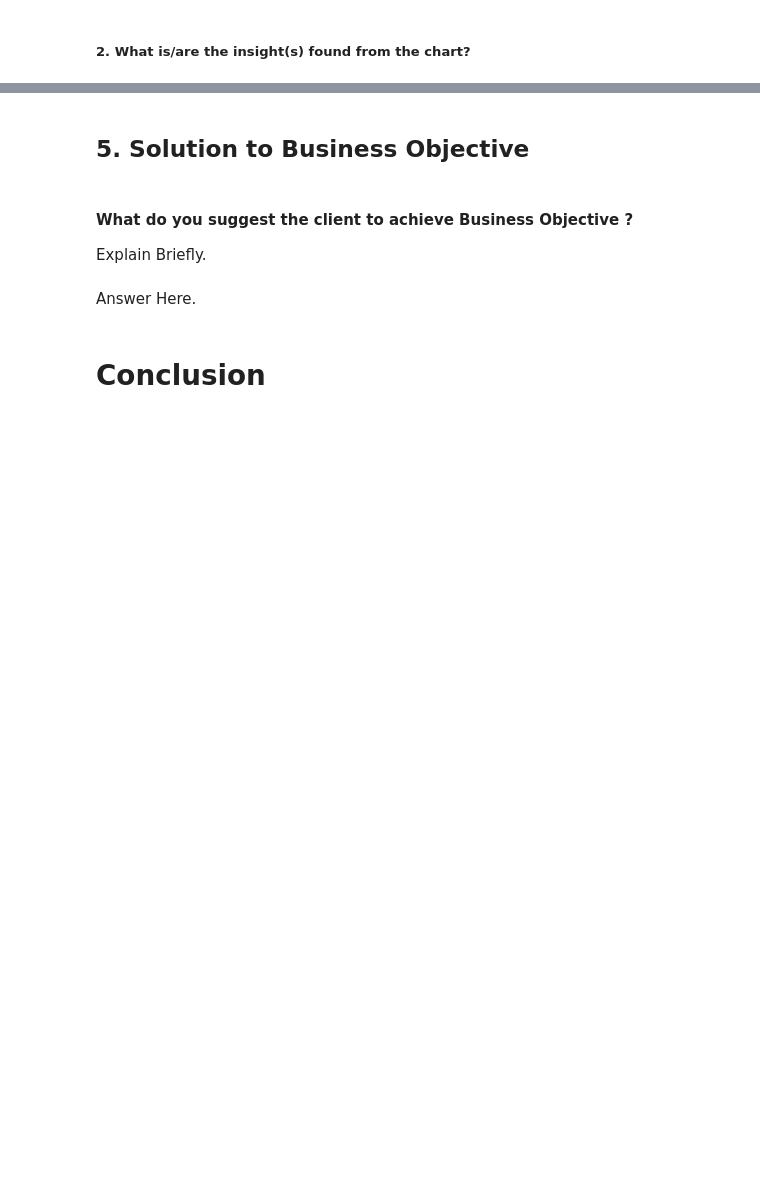
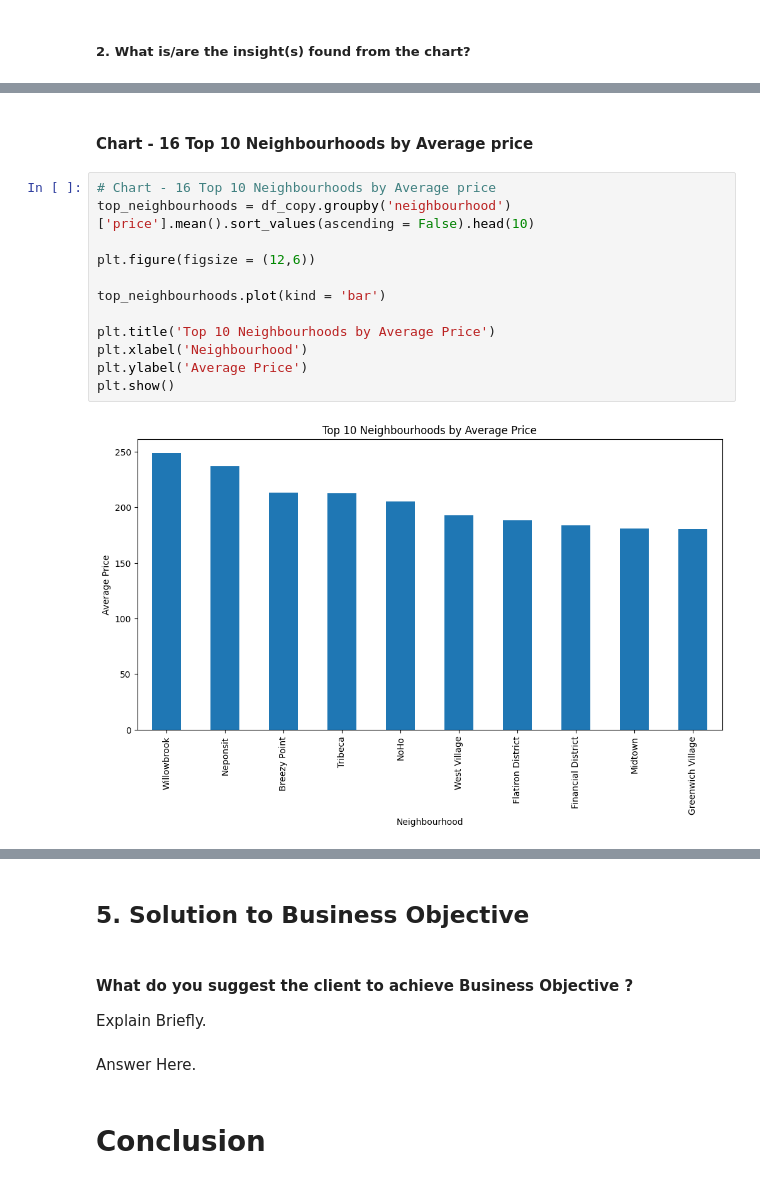
Before and after one commit to nibedita-26/airbnb_EDA, a Jupyter notebook: notebooks/AirBnB_Booking_Analysis_EDA.ipynb, the cells around one changed output, grey strips where cells are left out. Cells and saved outputs as stored; diff of their text form; blank space fills up the shorter version.

```diff
--- a/notebooks/AirBnB_Booking_Analysis_EDA.ipynb
+++ b/notebooks/AirBnB_Booking_Analysis_EDA.ipynb
@@ -932,0 +982,16 @@ Answer Here
+# %% [markdown]
+#### Chart - 16  **Top 10 Neighbourhoods by Average price**
+# %%
+# Chart - 16 Top 10 Neighbourhoods by Average price
+top_neighbourhoods = df_copy.groupby('neighbourhood')['price'].mean().sort_values(ascending = False).head(10)
+
+plt.figure(figsize = (12,6))
+
+top_neighbourhoods.plot(kind = 'bar')
+
+plt.title('Top 10 Neighbourhoods by Average Price')
+plt.xlabel('Neighbourhood')
+plt.ylabel('Average Price')
+plt.show()
+# %% [output]
+[figure, added]
```
Also changed, not shown: parts of 51 cells of this notebook.
